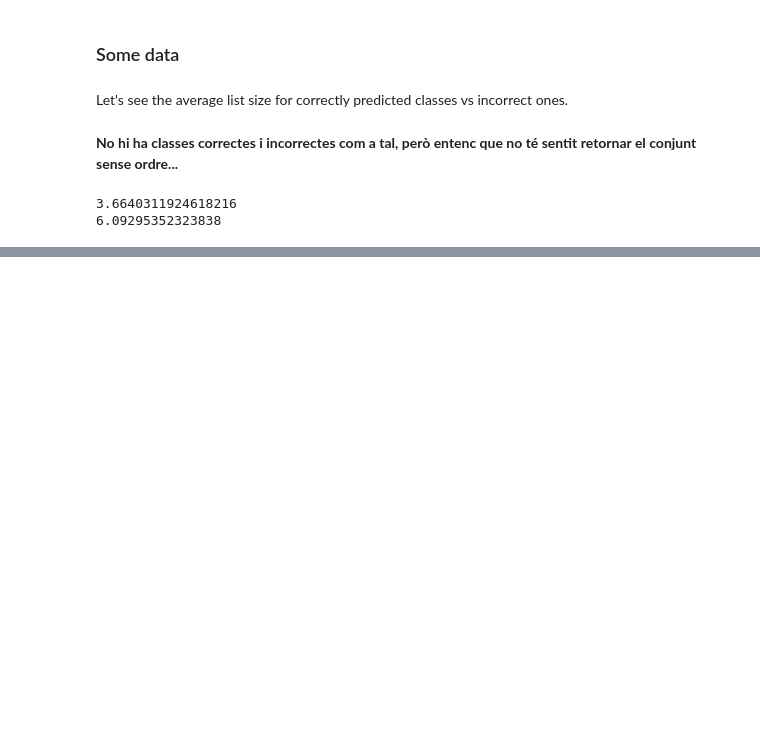
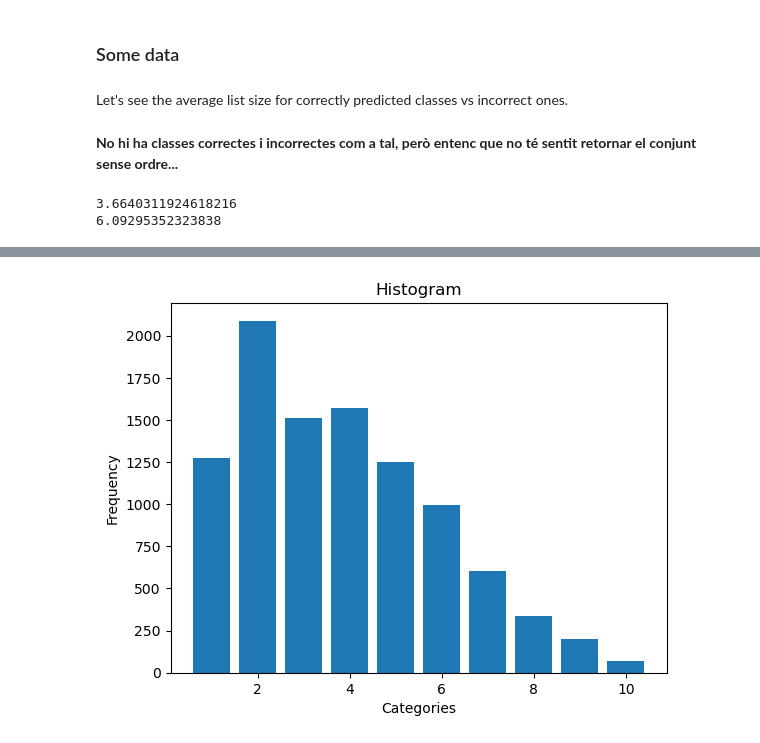
Before and after one commit to bluraygun/tfg, a Jupyter notebook: Classifier.ipynb, the cells around one changed output, grey strips where cells are left out. Cells and saved outputs as stored; diff of their text form; code cells hidden in the pictures; blank space fills up the shorter version.

```diff
--- a/Classifier.ipynb
+++ b/Classifier.ipynb
@@ -363,3 +363,5 @@ print(compute_avg_size(sizes_incorrect))
 # %% [output]
 3.6640311924618216
 6.09295352323838
+# %%
+sizes_total = {length: sizes_correct[length]+sizes_incorrect[length] for length in sizes_correct}
@@ -365,0 +384,4 @@ print(compute_avg_size(sizes_incorrect))
+# %%
+plot_histogram(sizes_total, 'Total')
+# %% [output]
+[figure, added]
```
Also changed, not shown: parts of 3 cells of this notebook, 1 other file.
